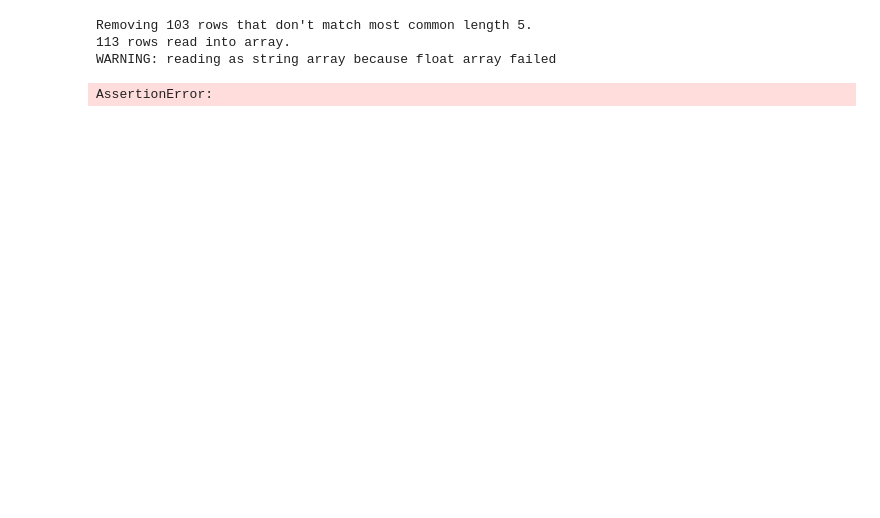
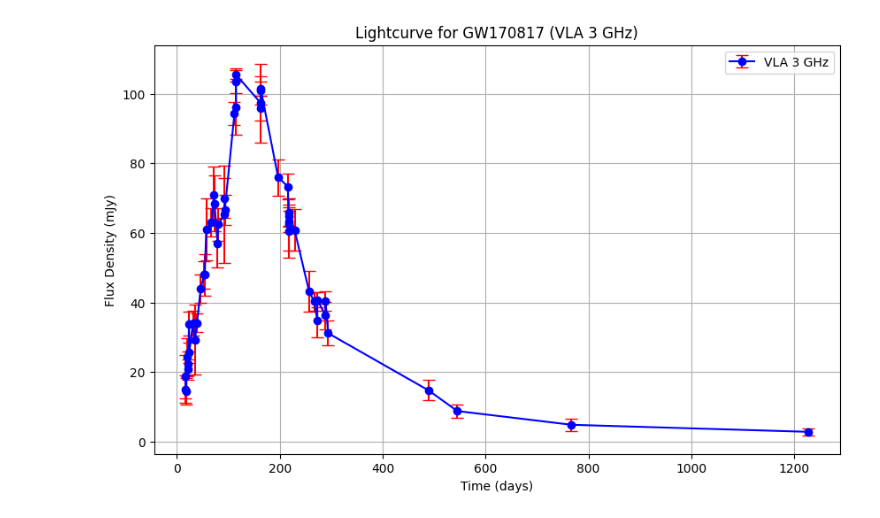
Before and after one commit to Nirraaav/KSP-Demystifying-Radio-Astronomy, a Jupyter notebook: Week 1/Task3.ipynb, the cells around one changed output. Drawn from its saved outputs; the diff is of its cells as text; code cells hidden in the pictures; blank space fills up the shorter version.

```diff
--- a/Week 1/Task3.ipynb
+++ b/Week 1/Task3.ipynb
@@ -7,25 +7,38 @@ import vaex
-# %%
-# Load the data from the txt file
-file_path = 'Data/gw170817_afterglow_data_full.txt'
-data = vaex.from_ascii(file_path, names=['Telescope', 'Freq', 'FluxD'])
-
-# Extract the data if telescope is VLA
-vla_data = data[data['Telescope'] == 'VLA']
-
-# Convert FluxD column to string
-vla_data['FluxD'] = vla_data['FluxD'].astype(str)
-
-# Replace '<' character from the FluxD column using vaex expressions
-vla_data['FluxD'] = vla_data['FluxD'].str.replace('<', '')
-
-# Convert FluxD column to float
-vla_data['FluxD'] = vla_data['FluxD'].astype(float)
-
-# Find the slope and intercept of the line of best fit of log(FluxD) vs log(Freq)
-slope, intercept = np.polyfit(np.log10(vla_data['Freq']), np.log10(vla_data['FluxD']), 1)
-print(slope, intercept)
-# %% [output]
-Removing 103 rows that don't match most common length 5.
-113 rows read into array.
-WARNING: reading as string array because float array failed
-AssertionError:
+# %%
+# Load the data from the txt file
+file_path = 'Data/gw170817_afterglow_data_full.txt'
+data = ascii.read(file_path)
+
+# Convert Data to Pandas DataFrame
+data = data.to_pandas()
+
+# Extract the data if telescope is VLA
+vla_data = data[data['Telescope'] == 'VLA']
+
+# Extract the data if the FluxD has '<' in it
+vla_data = vla_data[vla_data['FluxD'].str.contains('<') == False]
+
+vla_data['FluxD'] = pd.to_numeric(vla_data['FluxD'])
+vla_data['FluxDErr'] = pd.to_numeric(vla_data['FluxDErr'])
+vla_data['Freq'] = pd.to_numeric(vla_data['Freq'])
+
+# Convert all data to Frequency 3.0 GHz using the formuala FluxD proportional to (Frequency)^(-0.584)
+vla_data['FluxD'] = vla_data['FluxD'] * (vla_data['Freq'] / 3.000000e+09)**0.584
+vla_data['Freq'] = 3.000000e+09
+# print(vla_data)
+
+# Plotting the lightcurve with error bars
+plt.figure(figsize=(10, 6))
+plt.errorbar(vla_data['T'], vla_data['FluxD'], yerr=vla_data['FluxDErr'], fmt='o', linestyle='-', color='b', ecolor='r', capsize=5, label='VLA 3 GHz')
+
+# Adding labels and title
+plt.xlabel('Time (days)')
+plt.ylabel('Flux Density (mJy)')
+plt.title('Lightcurve for GW170817 (VLA 3 GHz)')
+plt.legend()
+plt.grid(True)
+
+# Show the plot
+plt.show()
+# %% [output]
+[figure, added]
```
Also changed, not shown: parts of 1 cell of this notebook.
